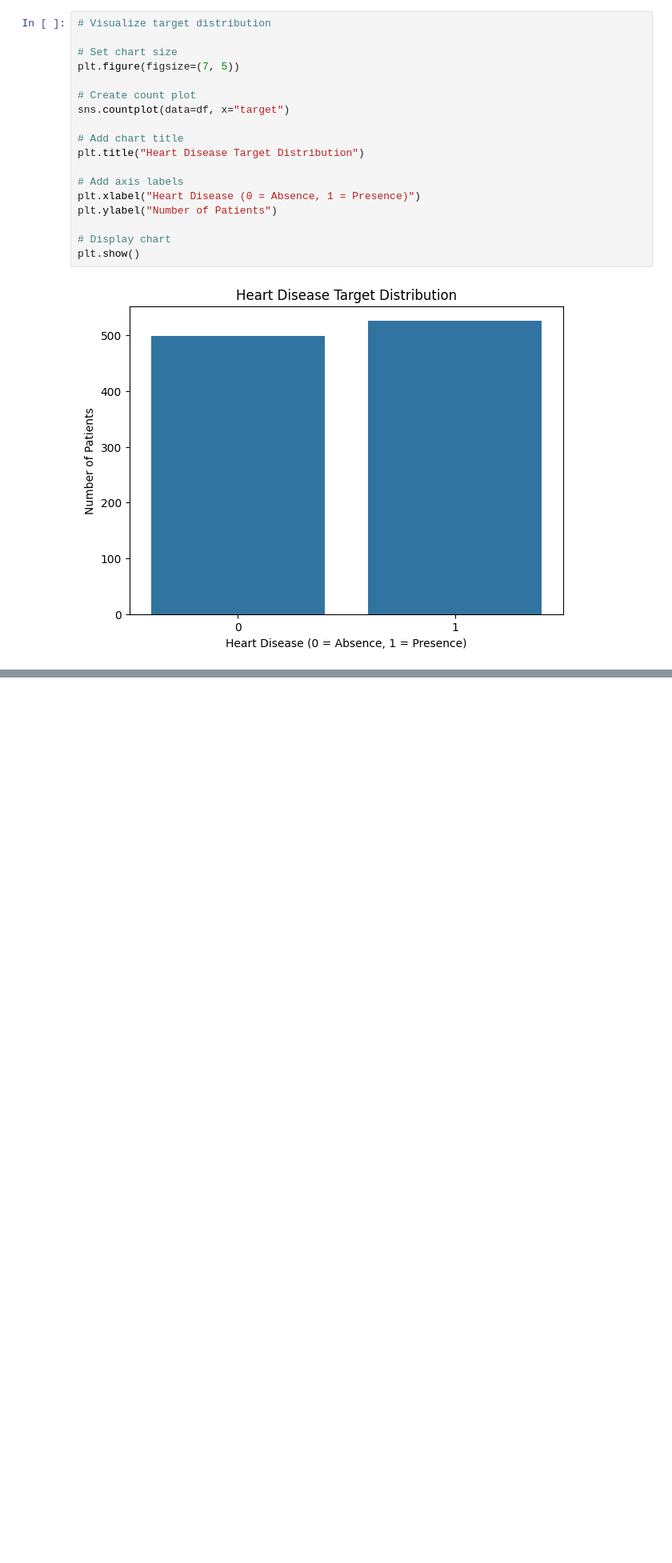
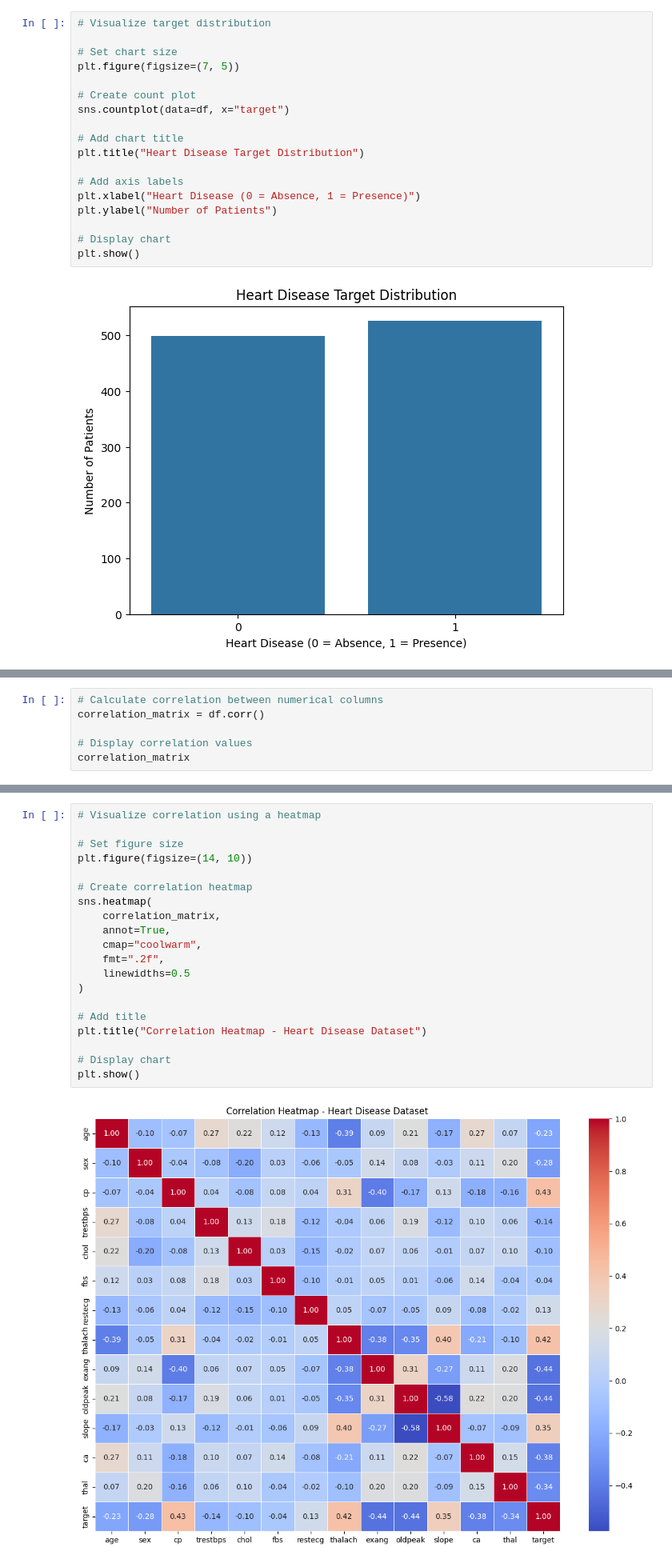
Before and after one commit to AbdullahRFA/heart-disease-prediction, a Jupyter notebook: backend/notebooks/01_data_exploration.ipynb, the cells around one changed output, grey strips where cells are left out. Shown at 80% size. Cells and saved outputs as stored; diff of their text form; blank space fills up the shorter version.

```diff
--- a/backend/notebooks/01_data_exploration.ipynb
+++ b/backend/notebooks/01_data_exploration.ipynb
@@ -180,0 +268,6 @@ plt.show()
+# %%
+# Calculate correlation between numerical columns
+correlation_matrix = df.corr()
+
+# Display correlation values
+correlation_matrix
@@ -180,0 +290,22 @@ plt.show()
+# %%
+# Visualize correlation using a heatmap
+
+# Set figure size
+plt.figure(figsize=(14, 10))
+
+# Create correlation heatmap
+sns.heatmap(
+    correlation_matrix,
+    annot=True,
+    cmap="coolwarm",
+    fmt=".2f",
+    linewidths=0.5
+)
+
+# Add title
+plt.title("Correlation Heatmap - Heart Disease Dataset")
+
+# Display chart
+plt.show()
+# %% [output]
+[figure, added]
```
Also changed, not shown: parts of 8 cells of this notebook.
